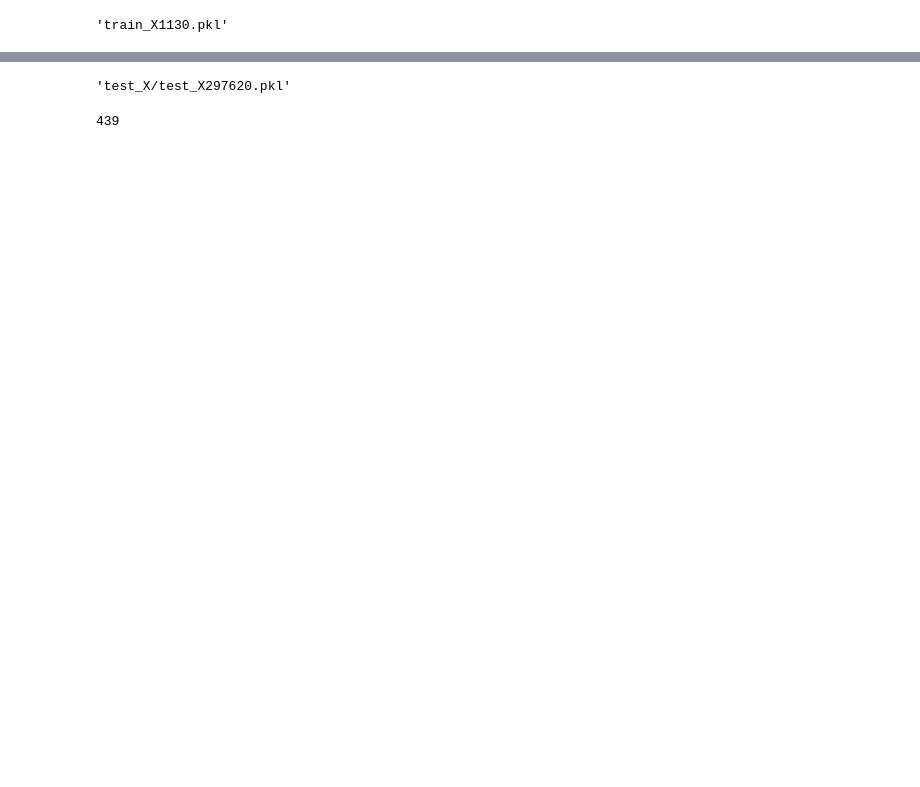
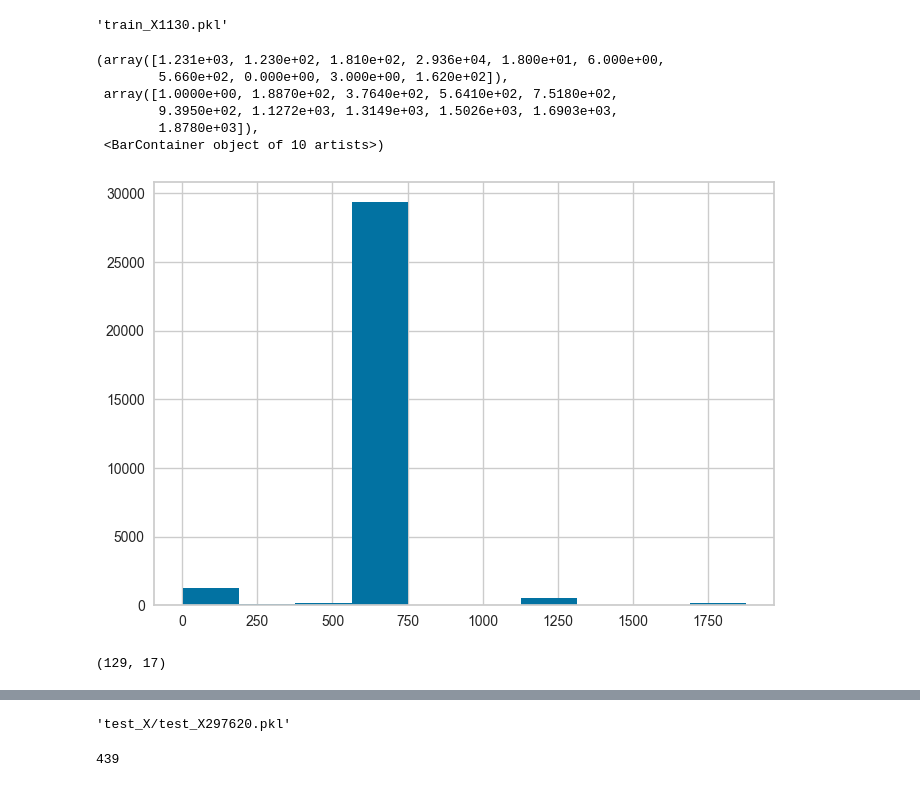
Before and after one commit to JoeZhao527/cl-bricks, a Jupyter notebook: notebooks/data_check.ipynb, the cells around one changed output, grey strips where cells are left out. Drawn from its saved outputs; the diff is of its cells as text; code cells hidden in the pictures; blank space fills up the shorter version.

```diff
--- a/notebooks/data_check.ipynb
+++ b/notebooks/data_check.ipynb
@@ -27,0 +34,14 @@ train_y.filename[1130]
+# %%
+from matplotlib import pyplot as plt
+import seaborn as sns
+f_slopes = pd.Series(slopes)
+f_slopes = f_slopes[f_slopes < 2000]
+sns.histplot(pd.Series(f_slopes))
+# %% [output]
+(array([1.231e+03, 1.230e+02, 1.810e+02, 2.936e+04, 1.800e+01, 6.000e+00,
+        5.660e+02, 0.000e+00, 3.000e+00, 1.620e+02]),
+ array([1.0000e+00, 1.8870e+02, 3.7640e+02, 5.6410e+02, 7.5180e+02,
+        9.3950e+02, 1.1272e+03, 1.3149e+03, 1.5026e+03, 1.6903e+03,
+        1.8780e+03]),
+ <BarContainer object of 10 artists>)
+[figure, added]
@@ -27,0 +58,4 @@ train_y.filename[1130]
+# %%
+sxx.shape
+# %% [output]
+(129, 17)
```
Also changed, not shown: parts of 16 cells of this notebook, 6 other files.
